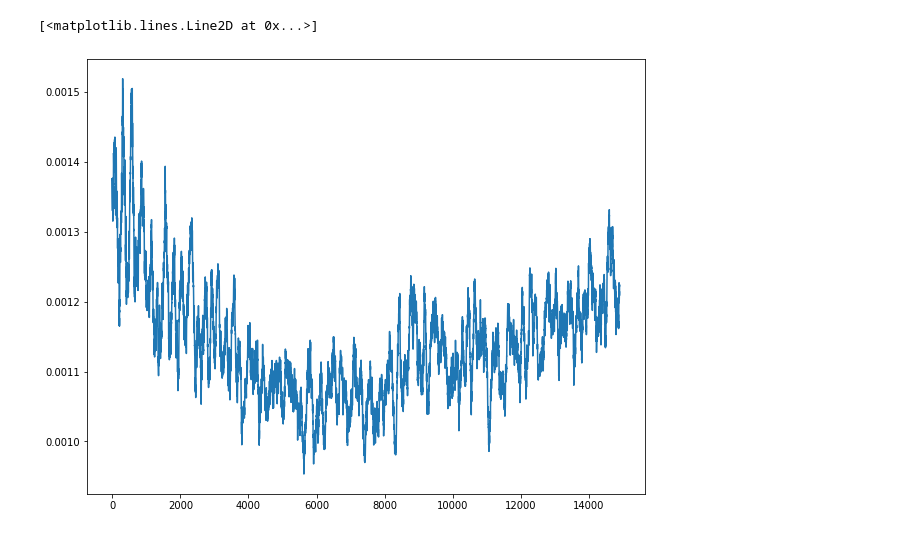
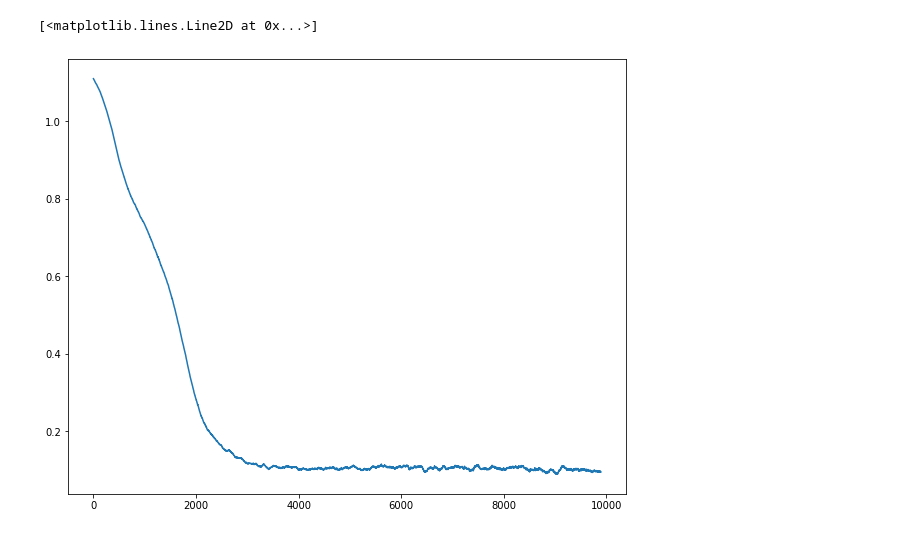
Before and after one commit to marthinwurer/minerl_stuff, a Jupyter notebook: DistRL_tests.ipynb, the cells around one changed output. Saved outputs shown, nothing was run; the diff lists cells and outputs as text; code cells hidden in the pictures.

```diff
--- a/DistRL_tests.ipynb
+++ b/DistRL_tests.ipynb
@@ -496,8 +609,8 @@ plt.plot(np.convolve(np.convolve(np.asarray([x[1] for x in STATS['returns']]), n
 # %%
-plt.plot(np.convolve(np.asarray(STATS['loss']), np.ones((100,)) / 100, mode='valid')[10000:])
+plt.plot(np.convolve(np.asarray(STATS['loss']), np.ones((100,)) / 100, mode='valid')[10:])
 # %% [output]
 [<matplotlib.lines.Line2D at 0x...>]
-[figure, old version]
+[figure, new version]
 # %%
 plt.plot(buffer.tree.tree[buffer.tree.tree_idx(0):buffer.tree.tree_idx(buffer.tree.n_entries)-500])
 # %% [output]
```
Also changed, not shown: parts of 35 cells of this notebook, 2 other files.
